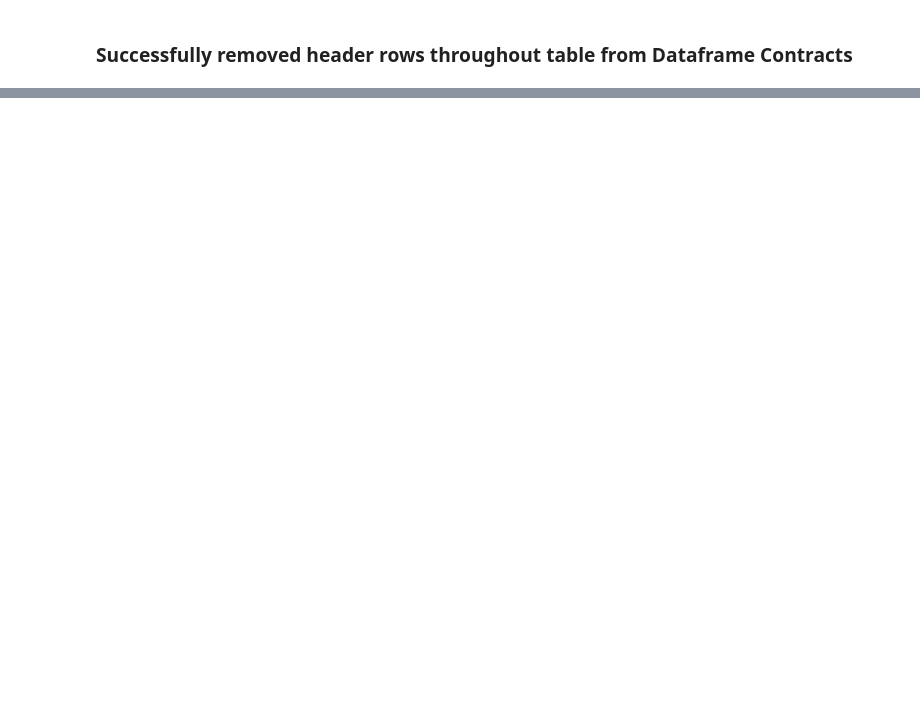
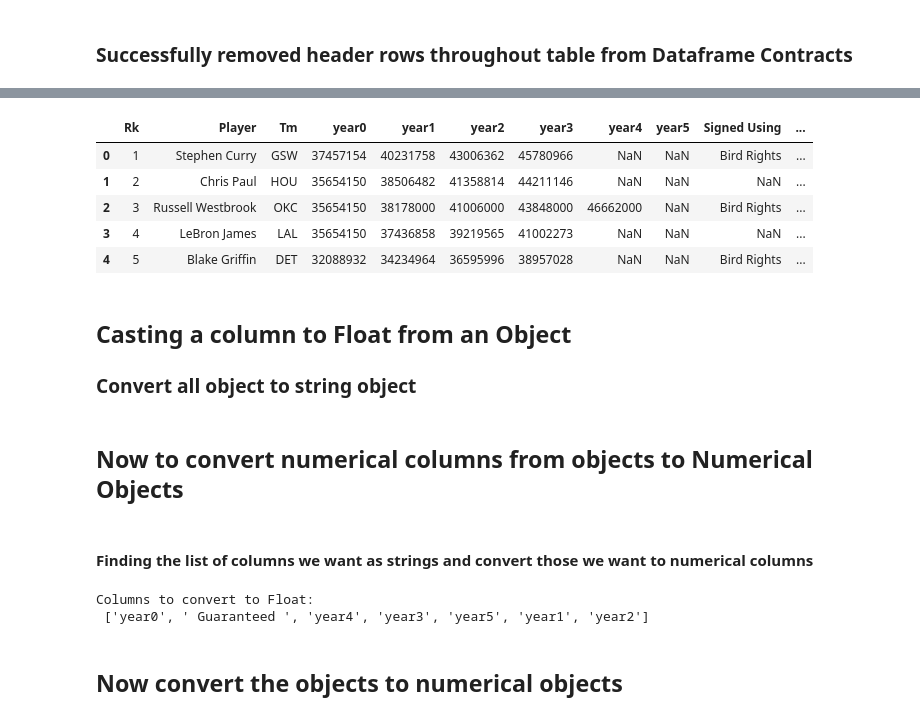
Before and after one commit to drduda9/NBA-Player-Value, a Jupyter notebook: NBA Player Value Data Wrangling.ipynb, the cells around one changed output, grey strips where cells are left out. Drawn from its saved outputs; the diff is of its cells as text; code cells hidden in the pictures; blank space fills up the shorter version.

```diff
--- a/NBA Player Value Data Wrangling.ipynb
+++ b/NBA Player Value Data Wrangling.ipynb
@@ -226,0 +353,12 @@ print(df_contracts)
+# %%
+df_contracts.head()
+# %% [output]
+|  | Rk | Player | Tm | year0 | year1 | year2 | year3 | year4 | year5 | Signed Using | ... |
+| 0 | 1 | Stephen Curry | GSW | 37457154 | 40231758 | 43006362 | 45780966 | NaN | NaN | Bird Rights | ... |
+| 1 | 2 | Chris Paul | HOU | 35654150 | 38506482 | 41358814 | 44211146 | NaN | NaN | NaN | ... |
+| 2 | 3 | Russell Westbrook | OKC | 35654150 | 38178000 | 41006000 | 43848000 | 46662000 | NaN | Bird Rights | ... |
+| 3 | 4 | LeBron James | LAL | 35654150 | 37436858 | 39219565 | 41002273 | NaN | NaN | NaN | ... |
+| 4 | 5 | Blake Griffin | DET | 32088932 | 34234964 | 36595996 | 38957028 | NaN | NaN | Bird Rights | ... |
+# %% [markdown]
+## Casting a column to Float from an Object
+### Convert all object to string object
@@ -226,0 +372,17 @@ print(df_contracts)
+# %% [markdown]
+## Now to convert numerical columns from objects to Numerical Objects
+# %% [markdown]
+#### Finding the list of columns we want as strings and convert those we want to numerical columns
+# %%
+list_col_names_c = df_contracts.columns
+col_name_to_not_convert_c = ['Rk', 'Player', 'Tm', 'Signed Using']
+
+# This finds the difference of the total list of columns and removes the list of names to remain as Strings
+col_name_to_convert_c = list(set(col_name_to_not_convert_c)^set(list_col_names_c))
+
+print('Columns to convert to Float: \n', col_name_to_convert_c)
+# %% [output]
+Columns to convert to Float:
+ ['year0', ' Guaranteed ', 'year4', 'year3', 'year5', 'year1', 'year2']
+# %% [markdown]
+## Now convert the objects to numerical objects
```
Also changed, not shown: parts of 34 cells of this notebook.
